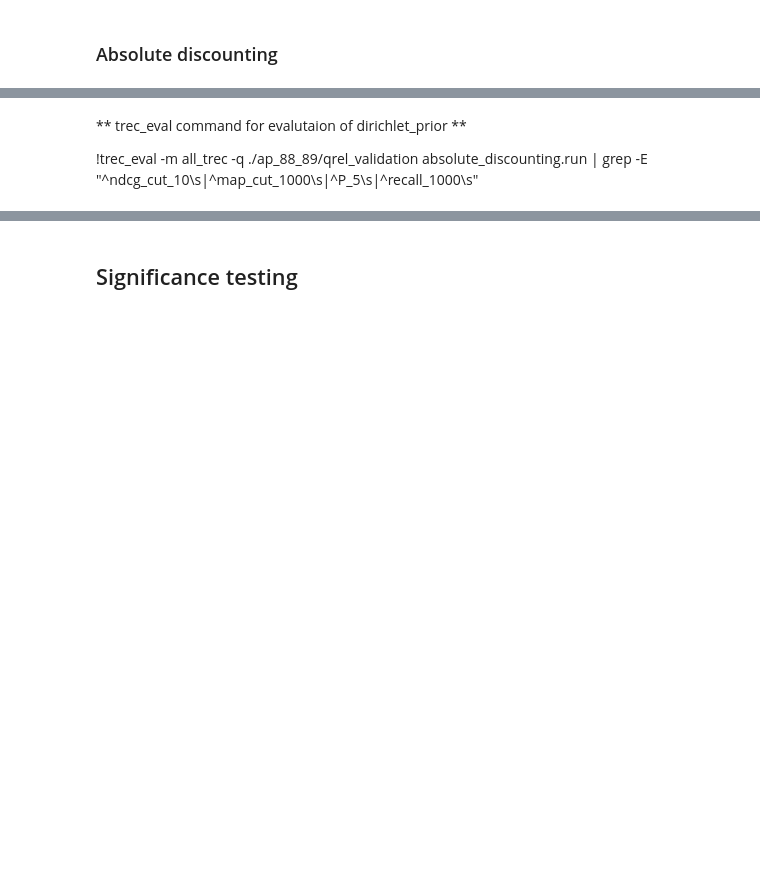
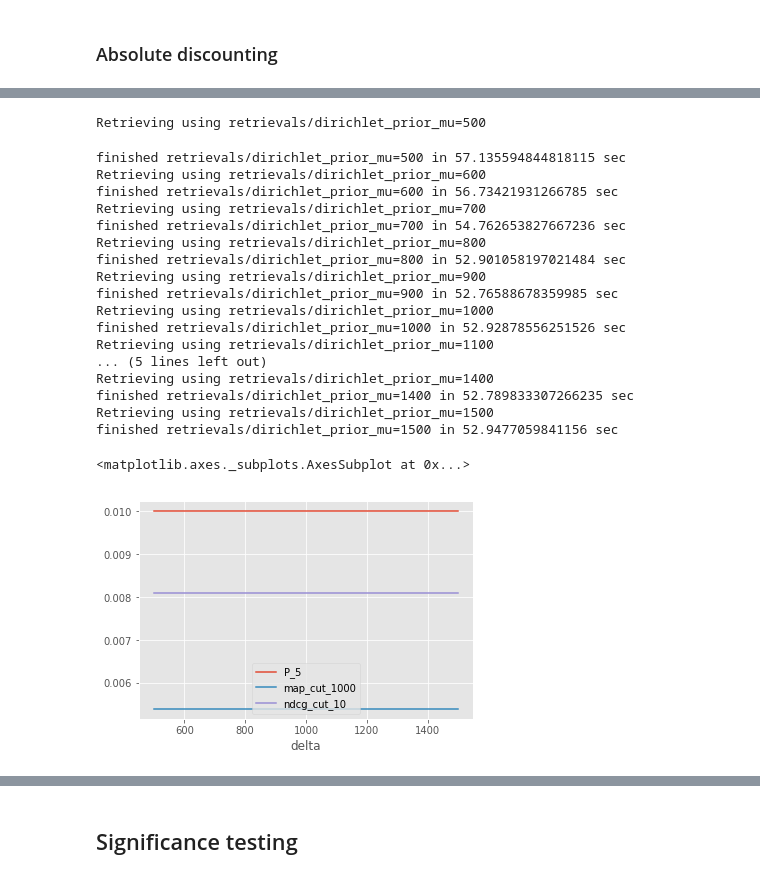
Before and after one commit to littlewine/search-struct-unstruct-data, a Jupyter notebook: assignment 1 guido.ipynb, the cells around one changed output, grey strips where cells are left out. Cells and saved outputs as stored; diff of their text form; code cells hidden in the pictures; blank space fills up the shorter version.

```diff
--- a/assignment 1 guido.ipynb
+++ b/assignment 1 guido.ipynb
@@ -798,6 +621,24 @@ scores
 # %%
-scores.drop('recall_1000',axis=1).plot()
+scores_dirich = test_hyperparameters(np.arange(500,1501, 100),'dirichlet_prior_mu',dirichlet_prior)
+scores_dirich.drop('recall_1000',axis=1).plot()
+# %% [output]
+Retrieving using retrievals/dirichlet_prior_mu=500
+finished retrievals/dirichlet_prior_mu=500 in 57.135594844818115 sec
+Retrieving using retrievals/dirichlet_prior_mu=600
+finished retrievals/dirichlet_prior_mu=600 in 56.73421931266785 sec
+Retrieving using retrievals/dirichlet_prior_mu=700
+finished retrievals/dirichlet_prior_mu=700 in 54.762653827667236 sec
+Retrieving using retrievals/dirichlet_prior_mu=800
+finished retrievals/dirichlet_prior_mu=800 in 52.901058197021484 sec
+Retrieving using retrievals/dirichlet_prior_mu=900
+finished retrievals/dirichlet_prior_mu=900 in 52.76588678359985 sec
+Retrieving using retrievals/dirichlet_prior_mu=1000
+finished retrievals/dirichlet_prior_mu=1000 in 52.92878556251526 sec
+Retrieving using retrievals/dirichlet_prior_mu=1100
+... (5 lines left out)
+Retrieving using retrievals/dirichlet_prior_mu=1400
+finished retrievals/dirichlet_prior_mu=1400 in 52.789833307266235 sec
+Retrieving using retrievals/dirichlet_prior_mu=1500
+finished retrievals/dirichlet_prior_mu=1500 in 52.9477059841156 sec
+<matplotlib.axes._subplots.AxesSubplot at 0x...>
+[figure, added]
-# %% [markdown]
-** trec_eval command for evalutaion of dirichlet_prior **
-
-!trec_eval -m all_trec -q ./ap_88_89/qrel_validation absolute_discounting.run | grep -E "^ndcg_cut_10\s|^map_cut_1000\s|^P_5\s|^recall_1000\s"
```
Also changed, not shown: parts of 89 cells of this notebook.
